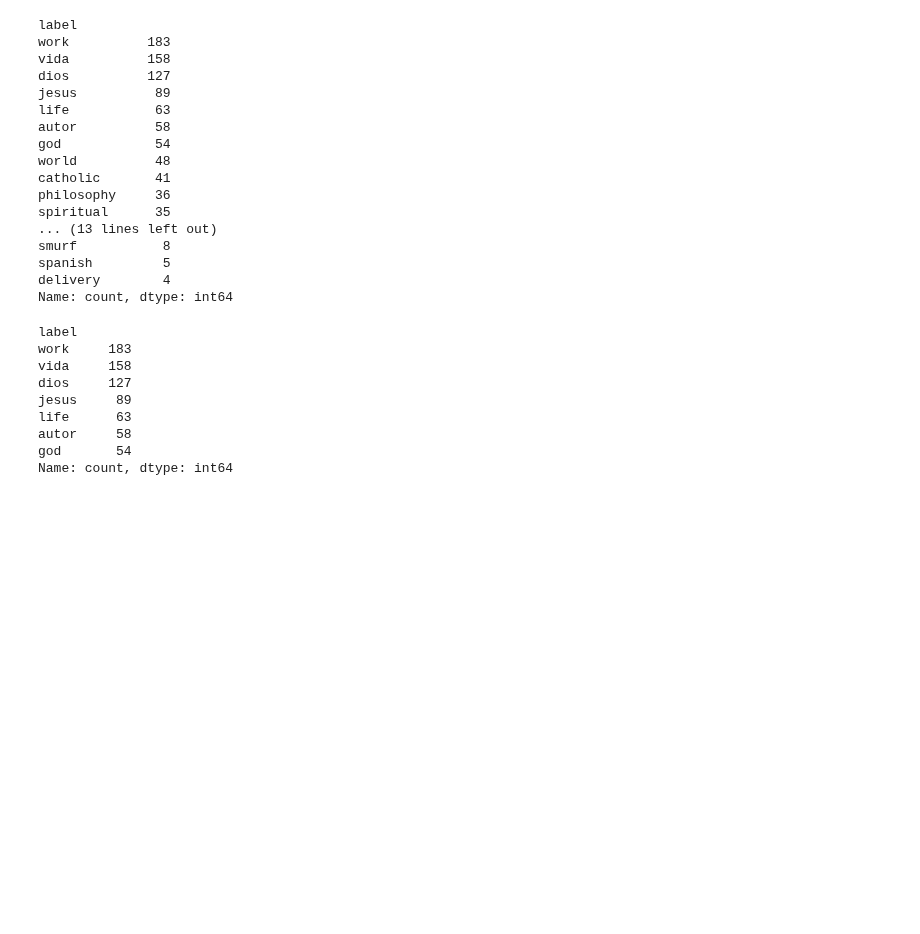
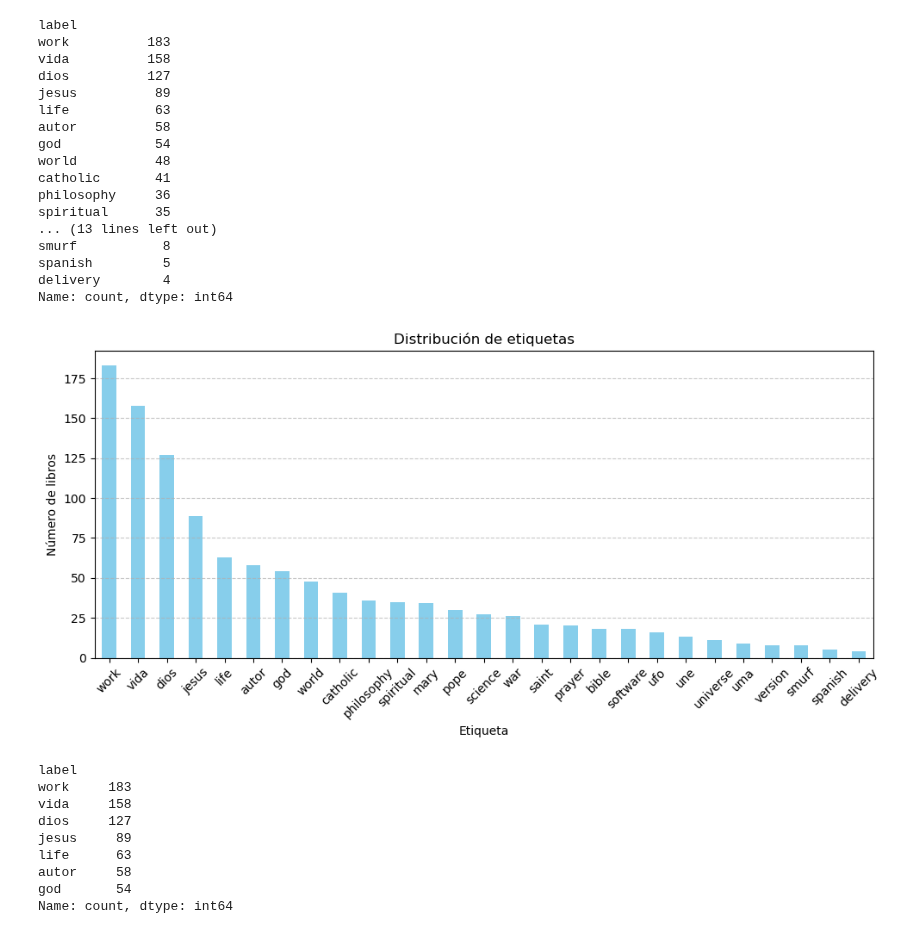
Before and after one commit to jesuserro/BiblioNLP-Automatic-Tagging-Semantic-Book-Search, a Jupyter notebook: notebooks/1_EDA.ipynb, the cells around one changed output. Saved outputs shown, nothing was run; the diff lists cells and outputs as text; code cells hidden in the pictures; blank space fills up the shorter version.

```diff
--- a/notebooks/1_EDA.ipynb
+++ b/notebooks/1_EDA.ipynb
@@ -259,6 +263,21 @@ smurf           8
 spanish         5
 delivery        4
 Name: count, dtype: int64
+# %%
+# Plotear la distribución de etiquetas con sus porcentajes y grid
+plt.figure(figsize=(10, 5))
+df['label'].value_counts().plot(kind='bar', color='skyblue')
+plt.title('Distribución de etiquetas')
+plt.xlabel('Etiqueta')
+plt.ylabel('Número de libros')
+plt.xticks(rotation=45)
+plt.grid(axis='y', linestyle='--', alpha=0.7)
+plt.tight_layout()
+# Guardar la figura
+plt.savefig('../img/tag_distribution.jpg', dpi=300, bbox_inches='tight')
+plt.show()
+# %% [output]
+[figure, added]
 # %%
 print(df['label'].value_counts()[df['label'].value_counts() > 50])
 # %% [output]
```
Also changed, not shown: parts of 4 cells of this notebook, 1 other file.
